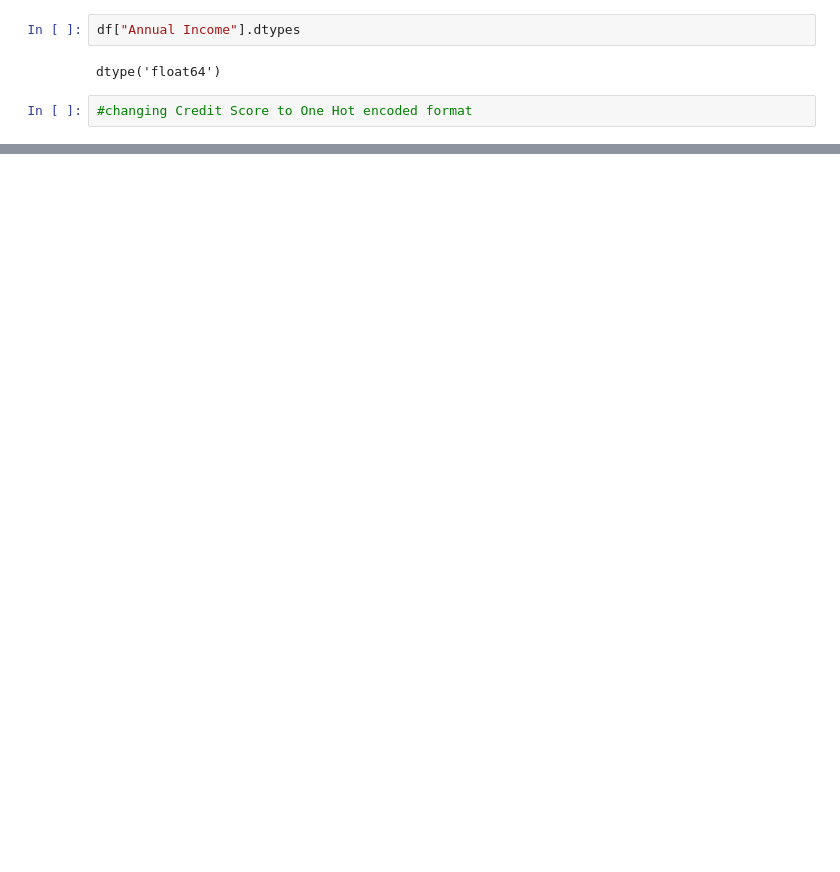
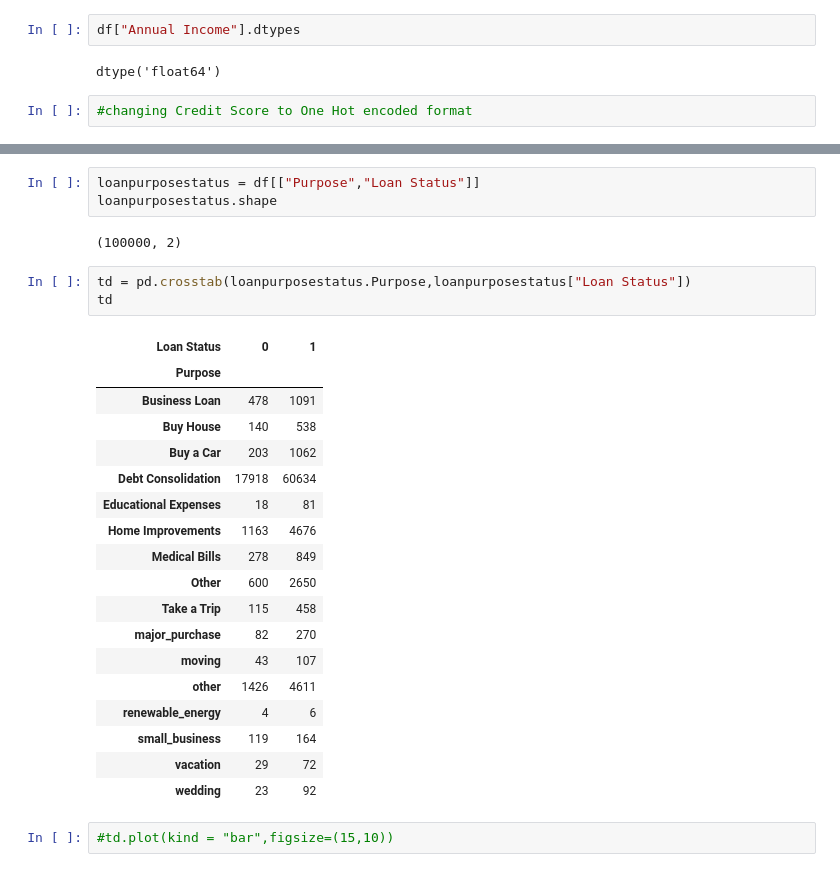
Before and after one commit to vaibhav2610/Credit-risk-analysis, a Jupyter notebook: CreditRisk.ipynb, the cells around one changed output, grey strips where cells are left out. Drawn from its saved outputs; the diff is of its cells as text; blank space fills up the shorter version.

```diff
--- a/CreditRisk.ipynb
+++ b/CreditRisk.ipynb
@@ -220,0 +289,29 @@ dtype('float64')
+# %%
+loanpurposestatus = df[["Purpose","Loan Status"]]
+loanpurposestatus.shape
+# %% [output]
+(100000, 2)
+# %%
+td = pd.crosstab(loanpurposestatus.Purpose,loanpurposestatus["Loan Status"])
+td
+# %% [output]
+| Loan Status | 0 | 1 |
+| Purpose |  |  |
+| Business Loan | 478 | 1091 |
+| Buy House | 140 | 538 |
+| Buy a Car | 203 | 1062 |
+| Debt Consolidation | 17918 | 60634 |
+| Educational Expenses | 18 | 81 |
+| Home Improvements | 1163 | 4676 |
+| Medical Bills | 278 | 849 |
+| Other | 600 | 2650 |
+| Take a Trip | 115 | 458 |
+| major_purchase | 82 | 270 |
+| moving | 43 | 107 |
+| other | 1426 | 4611 |
+| renewable_energy | 4 | 6 |
+| small_business | 119 | 164 |
+| vacation | 29 | 72 |
+| wedding | 23 | 92 |
+# %%
+#td.plot(kind = "bar",figsize=(15,10))
```
Also changed, not shown: parts of 13 cells of this notebook.
